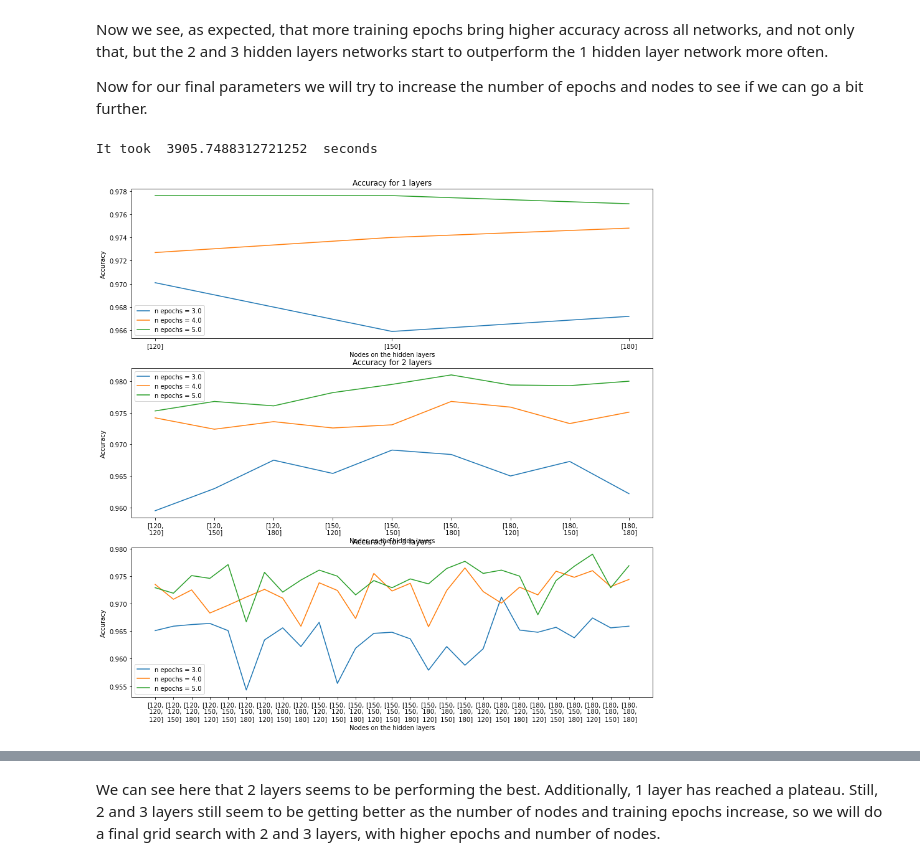
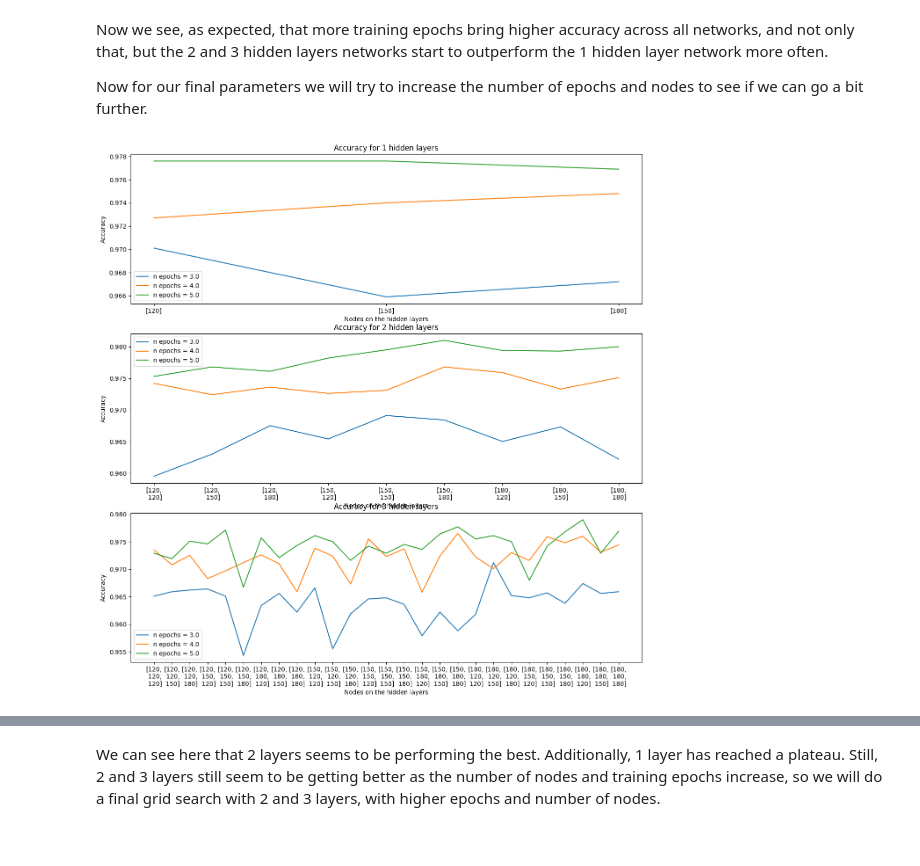
Before and after one commit to Oriol23/Making-a-perceptron-from-scratch, a Jupyter notebook: notebooks/Multi layered perceptron.ipynb, the cells around one changed output, grey strips where cells are left out. Saved outputs shown, nothing was run; the diff lists cells and outputs as text; code cells hidden in the pictures.

```diff
--- a/notebooks/Multi layered perceptron.ipynb
+++ b/notebooks/Multi layered perceptron.ipynb
@@ -762,6 +742,9 @@ It took  1617.4240837097168  seconds
 # %%
 #import gs_3 for this example
-with open('gs_3.pkl', 'rb') as f:
+
+grid = "gs_3.pkl"
+grid_path = Path.cwd() / "grid_searches" / grid
+with open(grid_path, 'rb') as f:
     accuracy_dict, parameters = pickle.load(f)
 disp_gs_results(accuracy_dict,'lr')
 # %% [output]
@@ -928,6 +911,6 @@ parameters = {'Learning_Rate': 0.01,
 #( sum_nhd (len(nn)^nhd) )* sum(nte)
 #(3^1 + 3^2 + 3^3) * 6 = 234
 # %%
-start = time.time()
-accuracy_dict = Grid_Search_epoch(parameters,training_data[0],training_data[1],validation_data[0],validation_data[1])
-print('It took ', time.time()-start, ' seconds')
+#start = time.time()
+#accuracy_dict = Grid_Search_epoch(parameters,training_data[0],training_data[1],validation_data[0],validation_data[1])
+#print('It took ', time.time()-start, ' seconds')
@@ -936,6 +917,9 @@ It took  1072.918049812317  seconds
 # %%
 #gse_1
-with open('gse_1.pkl', 'rb') as f:
+
+grid = "gse_1.pkl"
+grid_path = Path.cwd() / "grid_searches" / grid
+with open(grid_path, 'rb') as f:
     accuracy_dict, parameters = pickle.load(f)
 disp_gs_results(accuracy_dict,'ne')
 # %% [output]
@@ -971,18 +955,19 @@ parameters = {'Learning_Rate': 0.01,
 #( sum_nhd (len(nn)^nhd) )* sum(nte)
 #(3^1 + 3^2 + 3^3) * 12 = 468
 # %%
-start = time.time()
-accuracy_dict = Grid_Search_epoch(parameters,training_data[0],training_data[1],validation_data[0],validation_data[1])
-print('It took ', time.time()-start, ' seconds')
+#start = time.time()
+#accuracy_dict = Grid_Search_epoch(parameters,training_data[0],training_data[1],validation_data[0],validation_data[1])
+#print('It took ', time.time()-start, ' seconds')
-# %% [output]
-It took  3905.7488312721252  seconds
 # %%
 #gse_2
-with open('gse_2.pkl', 'rb') as f:
+
+grid = "gse_2.pkl"
+grid_path = Path.cwd() / "grid_searches" / grid
+with open(grid_path, 'rb') as f:
     accuracy_dict, parameters = pickle.load(f)
 disp_gs_results(accuracy_dict,'ne')
 # %% [output]
-[figure, old version]
+[figure, new version]
 # %%
 #gse_2
 compare_lr_ne(accuracy_dict,[5,5,5])
```
Also changed, not shown: parts of 19 cells of this notebook, 1 other file.
